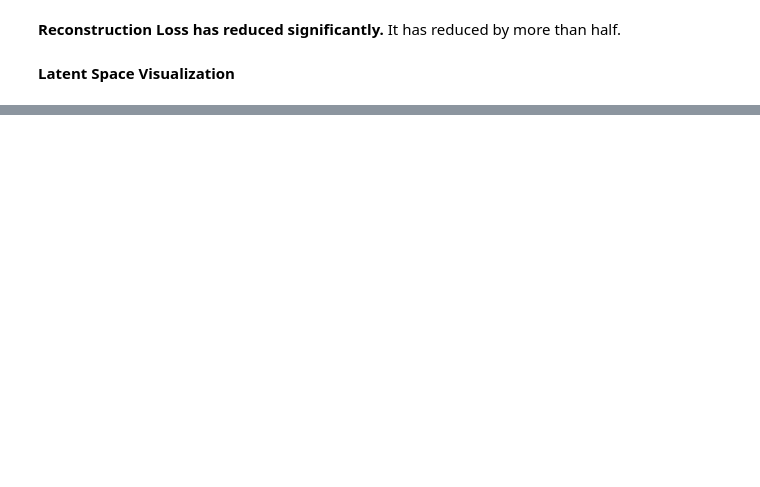
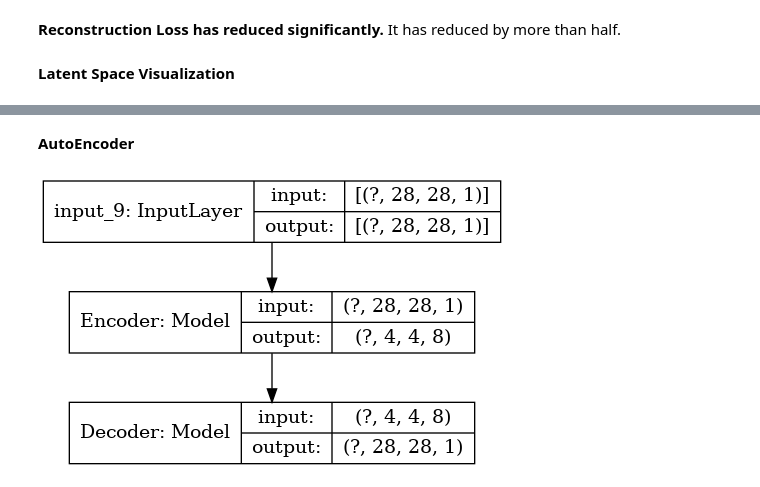
Before and after one commit to adimyth/datascience_stuff, a Jupyter notebook: machine-learning/AutoEncoders.ipynb, the cells around one changed output, grey strips where cells are left out. Saved outputs shown, nothing was run; the diff lists cells and outputs as text; code cells hidden in the pictures; blank space fills up the shorter version.

```diff
--- a/machine-learning/AutoEncoders.ipynb
+++ b/machine-learning/AutoEncoders.ipynb
@@ -347,0 +378,20 @@ But here I've visualized it anyways. For the sake of closure 😛
+# %%
+input_decoder = Input(shape=bottleneck.shape[1:])
+# %%
+img = Conv2D(8, (3, 3), activation="relu", padding="same")(input_decoder)
+img = UpSampling2D((2, 2))(img)
+img = Conv2D(16, (3, 3), activation="relu", padding="same")(img)
+img = UpSampling2D((2, 2))(img)
+img = Conv2D(32, (3, 3), activation="relu")(img)
+img = UpSampling2D((2, 2))(img)
+out = Conv2D(1, (3, 3), activation="sigmoid", padding="same")(img)
+# %%
+decoder = Model(input_decoder, out, name="Decoder")
+# %% [markdown]
+**AutoEncoder**
+# %%
+autoencoder = Model(input_, decoder(encoder(input_)))
+# %%
+plot_model(autoencoder, show_shapes=True)
+# %% [output]
+[figure, added]
```
Also changed, not shown: parts of 27 cells of this notebook.
